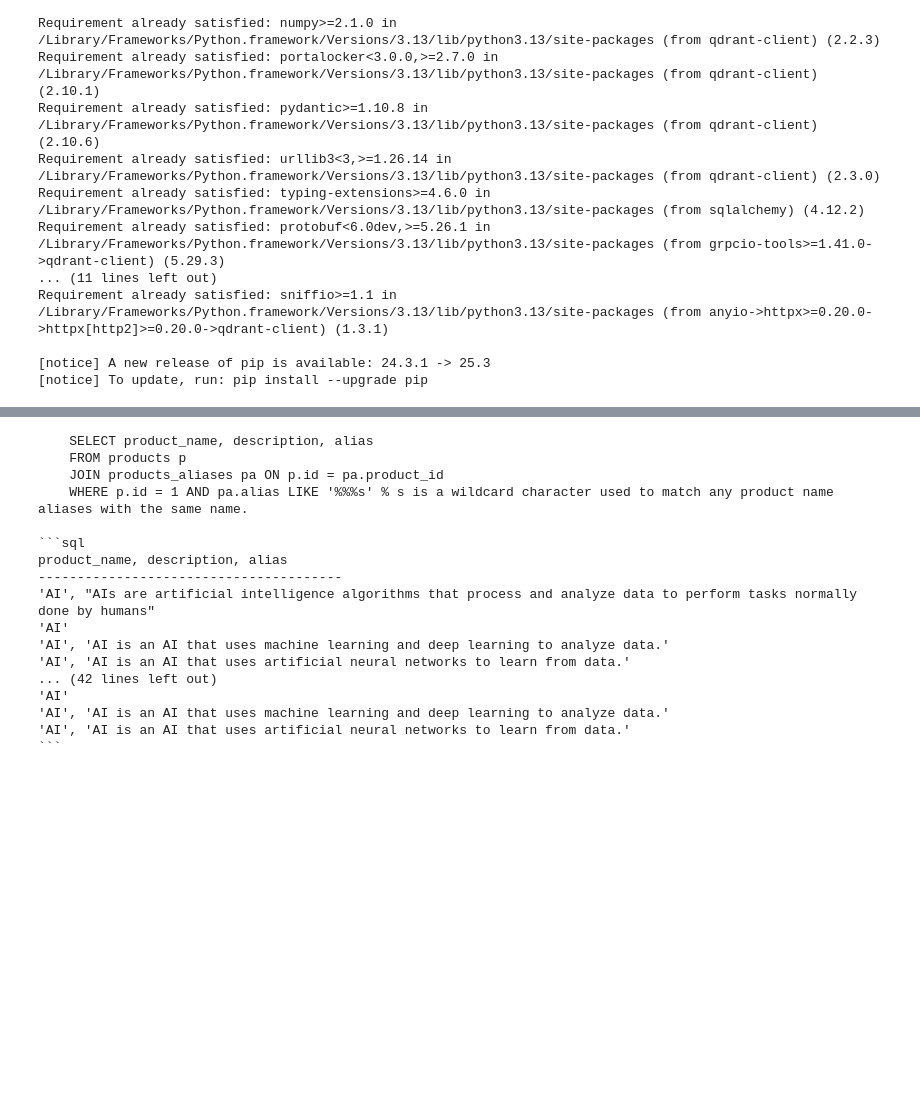
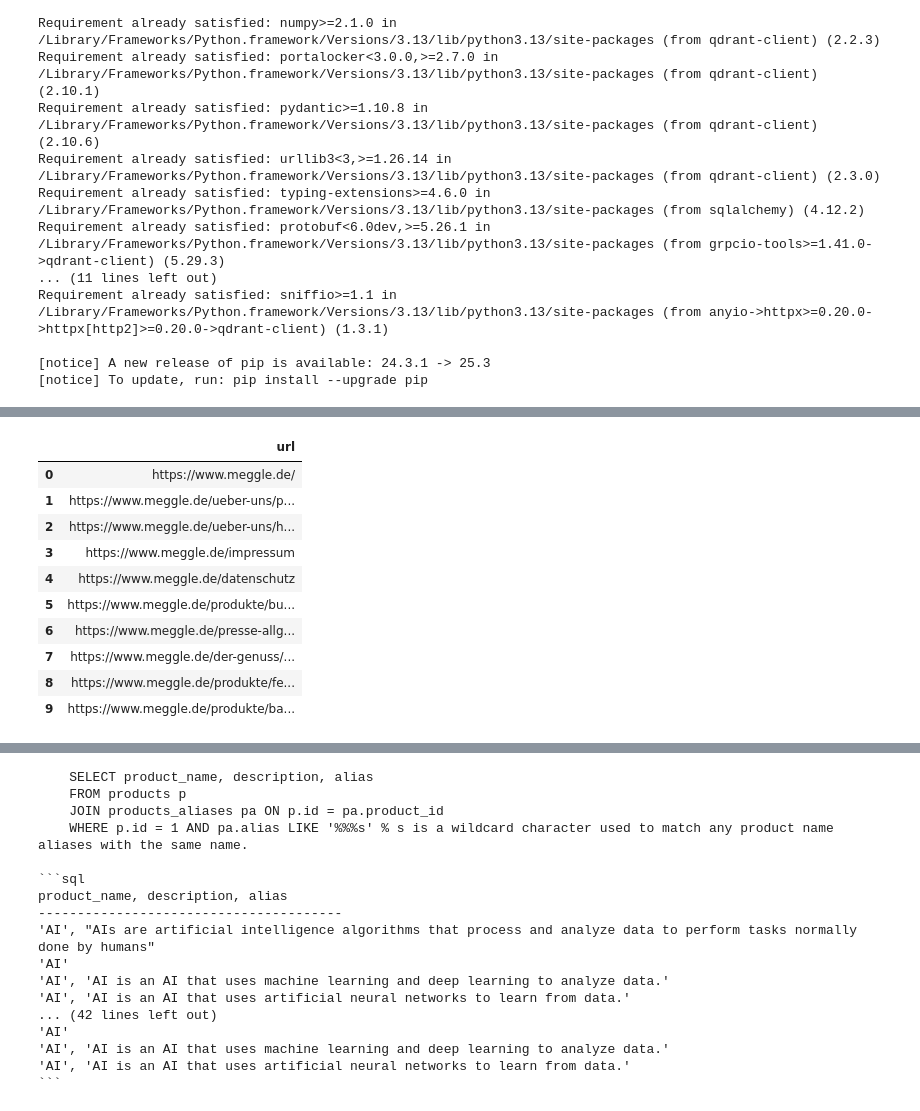
Before and after one commit to andreasrieger/on-prem-llms, a Jupyter notebook: main.ipynb, the cells around one changed output, grey strips where cells are left out. Saved outputs shown, nothing was run; the diff lists cells and outputs as text; code cells hidden in the pictures; blank space fills up the shorter version.

```diff
--- a/main.ipynb
+++ b/main.ipynb
@@ -21,0 +112,15 @@ Requirement already satisfied: sniffio>=1.1 in /Library/Frameworks/Python.framew
+# %%
+df2 = read_csv_file(file_list, selected_file, encoding[0], separator[0])
+df2.head(10)
+# %% [output]
+|  | url |
+| 0 | https://www.meggle.de/ |
+| 1 | https://www.meggle.de/ueber-uns/p... |
+| 2 | https://www.meggle.de/ueber-uns/h... |
+| 3 | https://www.meggle.de/impressum |
+| 4 | https://www.meggle.de/datenschutz |
+| 5 | https://www.meggle.de/produkte/bu... |
+| 6 | https://www.meggle.de/presse-allg... |
+| 7 | https://www.meggle.de/der-genuss/... |
+| 8 | https://www.meggle.de/produkte/fe... |
+| 9 | https://www.meggle.de/produkte/ba... |
```
Also changed, not shown: parts of 12 cells of this notebook, 11 other files.
